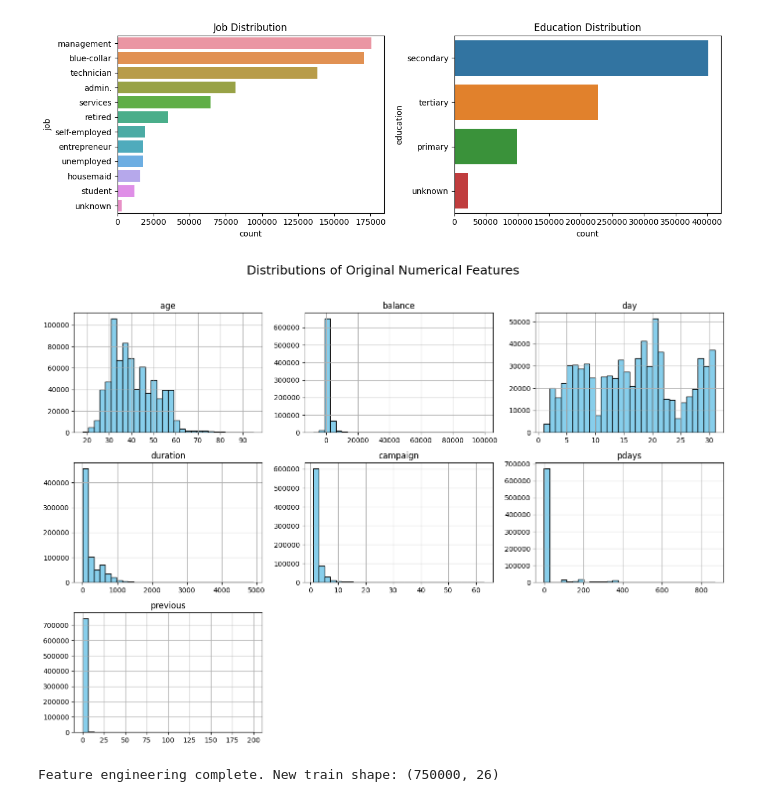
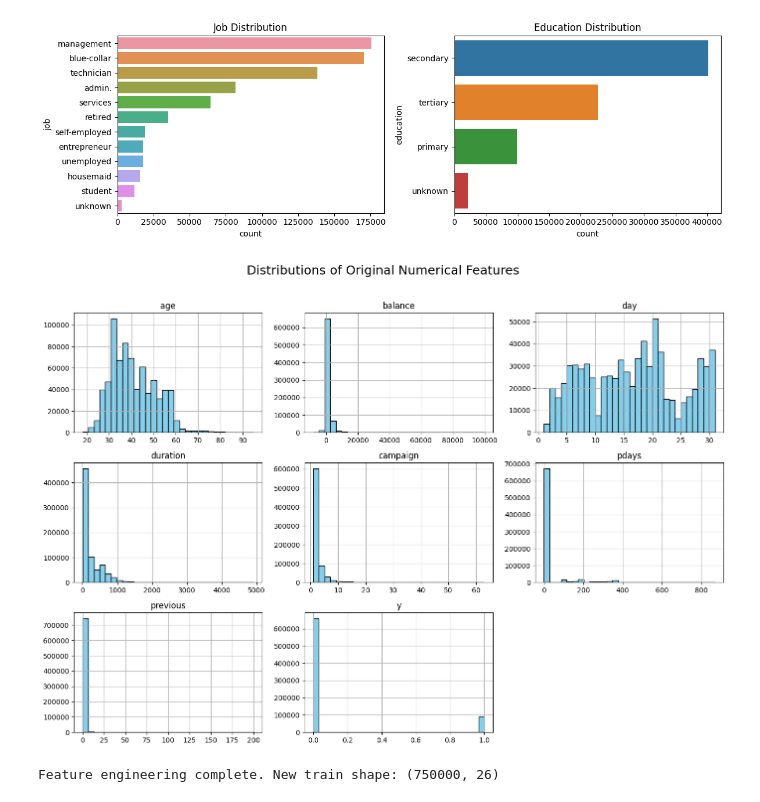
Before and after one commit to Gregory-lab-eng/kaggle-Binary-Classification-with-a-Bank-Dataset-XGB-StratifiedKFold, a Jupyter notebook: xgb-stratifiedkfold.ipynb, the cells around one changed output. Saved outputs shown, nothing was run; the diff lists cells and outputs as text; code cells hidden in the pictures.

```diff
--- a/xgb-stratifiedkfold.ipynb
+++ b/xgb-stratifiedkfold.ipynb
@@ -49,3 +49,9 @@ test_data.head()
 | 750002 | 36 | self-employed | married | primary | no | 46 | yes | yes | cellular | 13 | may | ... |
 | 750003 | 58 | blue-collar | married | secondary | no | -1380 | yes | yes | unknown | 29 | may | ... |
 | 750004 | 28 | technician | single | secondary | no | 1950 | yes | no | cellular | 22 | jul | ... |
+# %%
+cat_cols = train_data.select_dtypes(include=['object']).columns
+numerical_cols = train_data.select_dtypes(include=['int64', 'float64']).columns
+
+print(f"The categorical value columns are: {categorical_cols.values}")
+print(f"The numerical value columns are: {numerical_cols.values}")
@@ -60,13 +70,12 @@ plt.show()
 # %% [output]
 [figure]
 # %%
-numerical_cols = ['age', 'balance', 'day', 'duration', 'campaign', 'pdays', 'previous']
 train_data[numerical_cols].hist(figsize=(14, 10), bins=30, color='skyblue', edgecolor='black')
 plt.suptitle('Distributions of Original Numerical Features', fontsize=18)
 plt.tight_layout(rect=[0, 0, 1, 0.96])
 plt.show()
 # %% [output]
-[figure, old version]
+[figure, new version]
 # %%
 numerical_cols = ['age', 'balance', 'day', 'duration', 'campaign', 'pdays', 'previous']
 cat_cols = ['job', 'marital', 'education', 'default', 'housing', 'loan', 'contact', 'month', 'poutcome']
```
Also changed, not shown: parts of 1 cell of this notebook.
